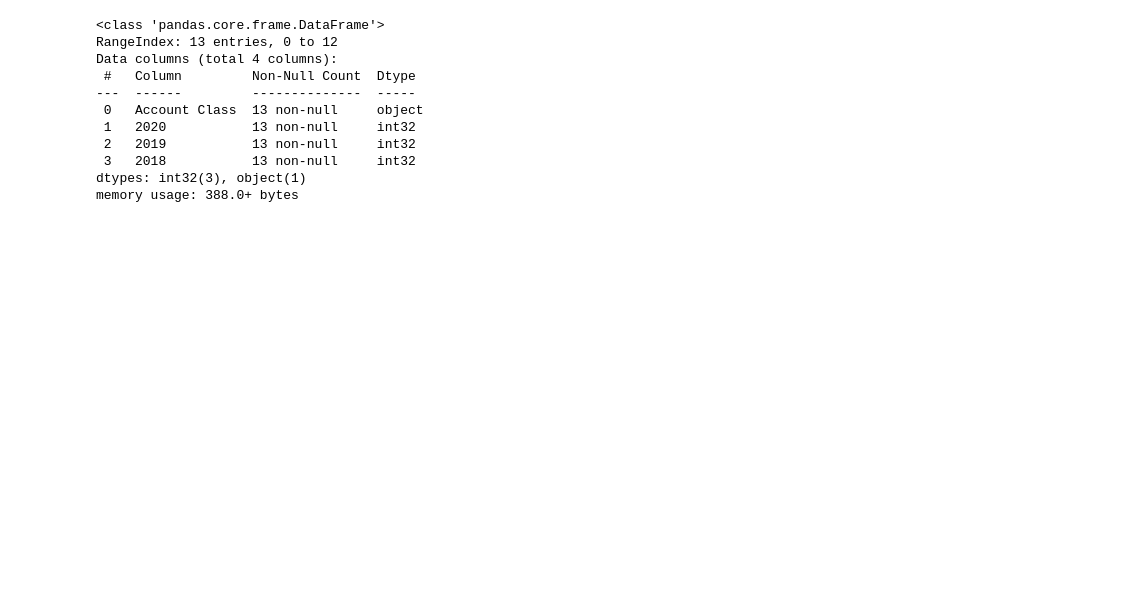
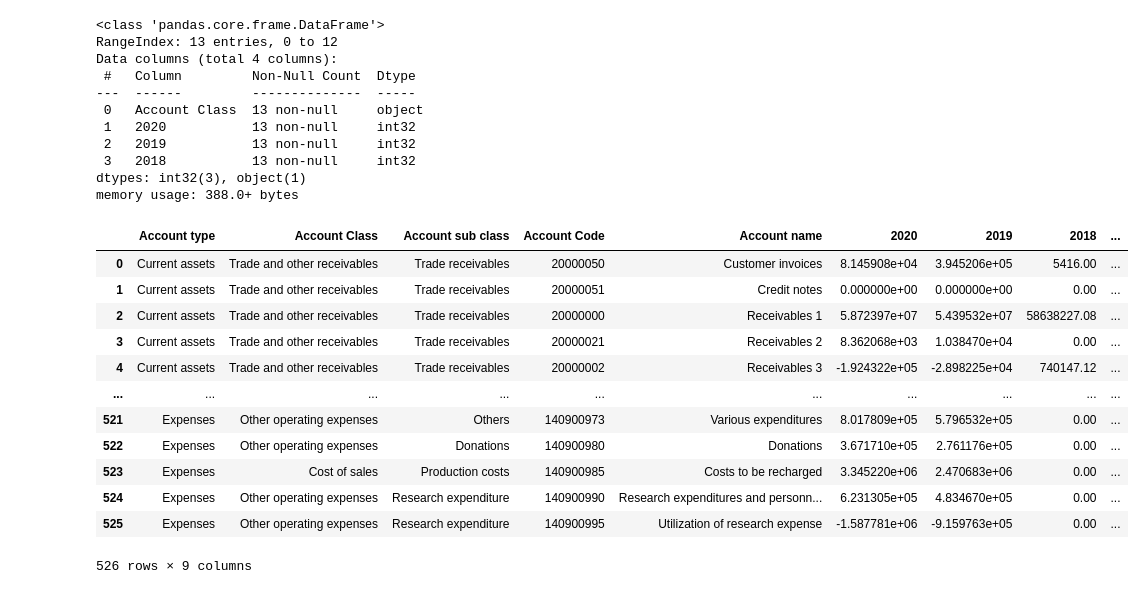
Before and after one commit to nkwachiabel/accounting_functions, a Jupyter notebook: Accounting functions/Accounting functions notebook.ipynb, the cells around one changed output. Saved outputs shown, nothing was run; the diff lists cells and outputs as text; code cells hidden in the pictures; blank space fills up the shorter version.

```diff
--- a/Accounting functions/Accounting functions notebook.ipynb
+++ b/Accounting functions/Accounting functions notebook.ipynb
@@ -88,3 +92,19 @@ Data columns (total 4 columns):
  3   2018           13 non-null     int32
 dtypes: int32(3), object(1)
 memory usage: 388.0+ bytes
+# %%
+trial_bal_test_3
+# %% [output]
+|  | Account type | Account Class | Account sub class | Account Code | Account name | 2020 | 2019 | 2018 | ... |
+| 0 | Current assets | Trade and other receivables | Trade receivables | 20000050 | Customer invoices | 8.145908e+04 | 3.945206e+05 | 5416.00 | ... |
+| 1 | Current assets | Trade and other receivables | Trade receivables | 20000051 | Credit notes | 0.000000e+00 | 0.000000e+00 | 0.00 | ... |
+| 2 | Current assets | Trade and other receivables | Trade receivables | 20000000 | Receivables 1 | 5.872397e+07 | 5.439532e+07 | 58638227.08 | ... |
+| 3 | Current assets | Trade and other receivables | Trade receivables | 20000021 | Receivables 2 | 8.362068e+03 | 1.038470e+04 | 0.00 | ... |
+| 4 | Current assets | Trade and other receivables | Trade receivables | 20000002 | Receivables 3 | -1.924322e+05 | -2.898225e+04 | 740147.12 | ... |
+| ... | ... | ... | ... | ... | ... | ... | ... | ... | ... |
+| 521 | Expenses | Other operating expenses | Others | 140900973 | Various expenditures | 8.017809e+05 | 5.796532e+05 | 0.00 | ... |
+| 522 | Expenses | Other operating expenses | Donations | 140900980 | Donations | 3.671710e+05 | 2.761176e+05 | 0.00 | ... |
+| 523 | Expenses | Cost of sales | Production costs | 140900985 | Costs to be recharged | 3.345220e+06 | 2.470683e+06 | 0.00 | ... |
+| 524 | Expenses | Other operating expenses | Research expenditure | 140900990 | Research expenditures and personn... | 6.231305e+05 | 4.834670e+05 | 0.00 | ... |
+| 525 | Expenses | Other operating expenses | Research expenditure | 140900995 | Utilization of research expense | -1.587781e+06 | -9.159763e+05 | 0.00 | ... |
+526 rows × 9 columns
```
Also changed, not shown: parts of 21 cells of this notebook, 3 other files.
